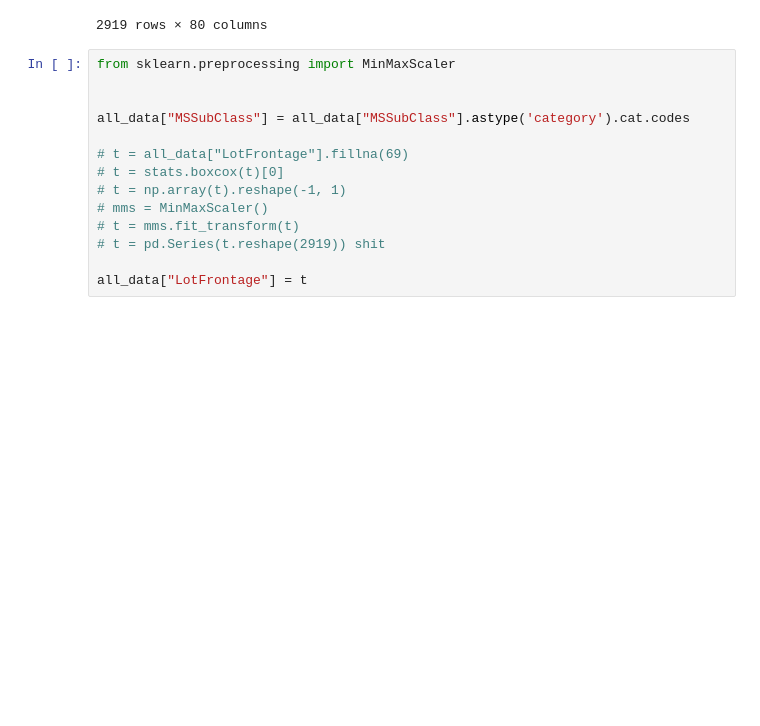
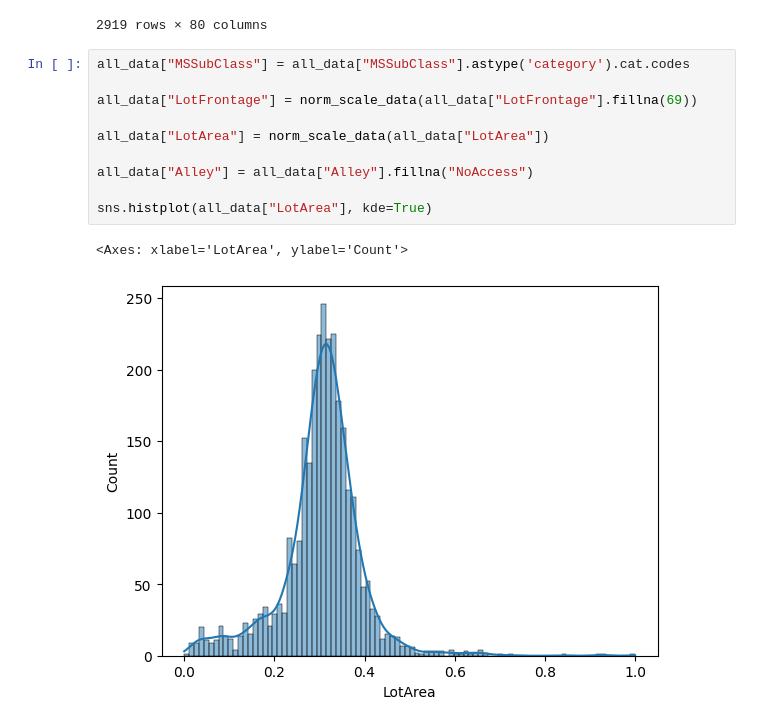
Before and after one commit to Perfomo/Kaggle-House-Prices-Competition, a Jupyter notebook: HousePrices.ipynb, the cells around one changed output. Saved outputs shown, nothing was run; the diff lists cells and outputs as text; blank space fills up the shorter version.

```diff
--- a/HousePrices.ipynb
+++ b/HousePrices.ipynb
@@ -81,20 +93,19 @@ all_data
 | 1458 | 20 | RL | 68.0 | 9717 | Pave | NaN | Reg | Lvl | AllPub | ... |
 | 1459 | 20 | RL | 75.0 | 9937 | Pave | NaN | Reg | Lvl | AllPub | ... |
 2919 rows × 80 columns
-# %%
-from sklearn.preprocessing import MinMaxScaler
-
-
-all_data["MSSubClass"] = all_data["MSSubClass"].astype('category').cat.codes
-
-# t = all_data["LotFrontage"].fillna(69)
-# t = stats.boxcox(t)[0]
-# t = np.array(t).reshape(-1, 1)
-# mms = MinMaxScaler()
-# t = mms.fit_transform(t)
-# t = pd.Series(t.reshape(2919)) shit
-
-all_data["LotFrontage"] = t
+# %%
+all_data["MSSubClass"] = all_data["MSSubClass"].astype('category').cat.codes
+
+all_data["LotFrontage"] = norm_scale_data(all_data["LotFrontage"].fillna(69))
+
+all_data["LotArea"] = norm_scale_data(all_data["LotArea"])
+
+all_data["Alley"] = all_data["Alley"].fillna("NoAccess")
+
+sns.histplot(all_data["LotArea"], kde=True)
+# %% [output]
+<Axes: xlabel='LotArea', ylabel='Count'>
+[figure, added]
 # %%
 all_data
 # %% [output]
```
Also changed, not shown: parts of 19 cells of this notebook.
